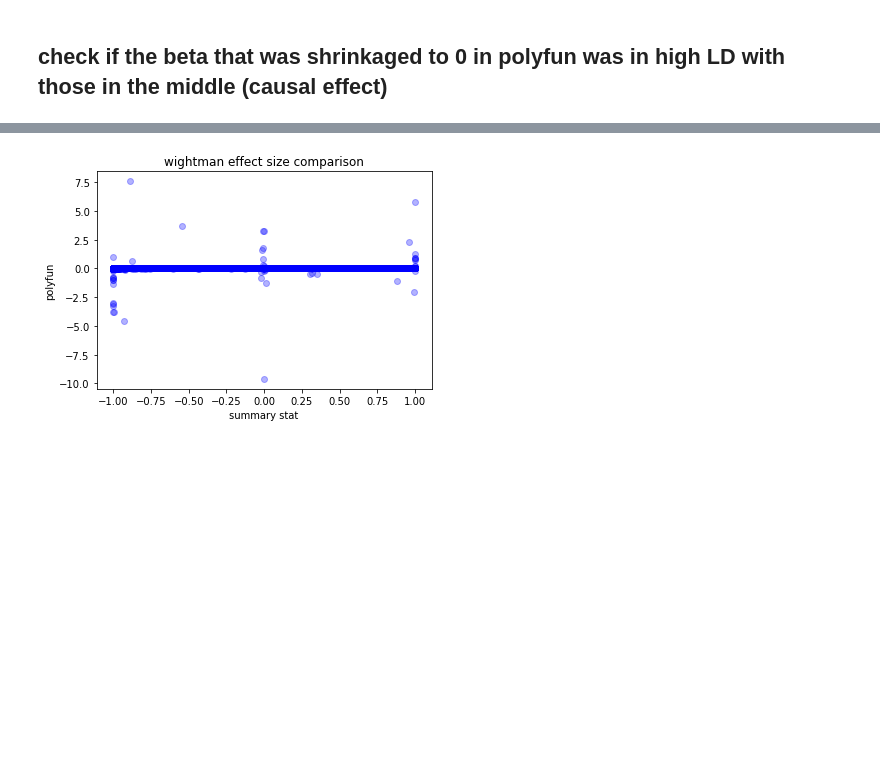
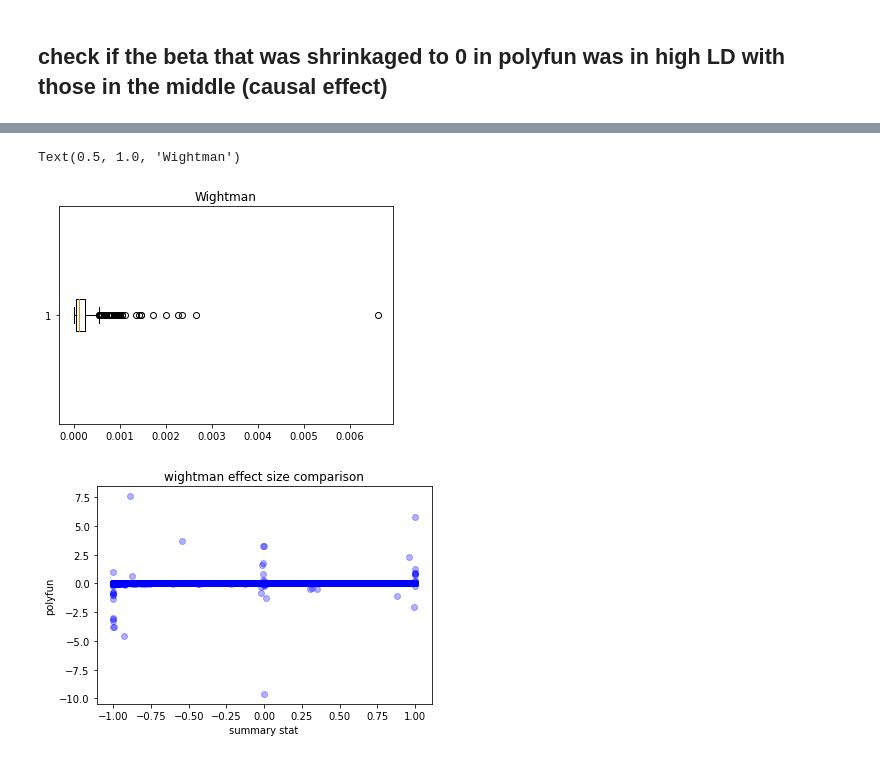
Before and after one commit to teresa-sansan/ADSP_polyfun, a Jupyter notebook: analysis/check_sumstat_beta.ipynb, the cells around one changed output, grey strips where cells are left out. Cells and saved outputs as stored; diff of their text form; code cells hidden in the pictures; blank space fills up the shorter version.

```diff
--- a/analysis/check_sumstat_beta.ipynb
+++ b/analysis/check_sumstat_beta.ipynb
@@ -203,3 +419,9 @@ Getting the neaerest effect SNP in chr 20.....
+# %%
+plt.boxplot(test.PIP, vert=False)
+plt.title('Wightman')
+# %% [output]
+Text(0.5, 1.0, 'Wightman')
+[figure, added]
 # %%
 wightman_bl_max10 = pd.read_csv('/gpfs/commons/home/tlin/output/wightman/fixed_0224_annotations/bl/max_snp_10/aggregate.all.txt.gz',compression='gzip', sep = '\t')
 # %%
```
Also changed, not shown: parts of 23 cells of this notebook.
